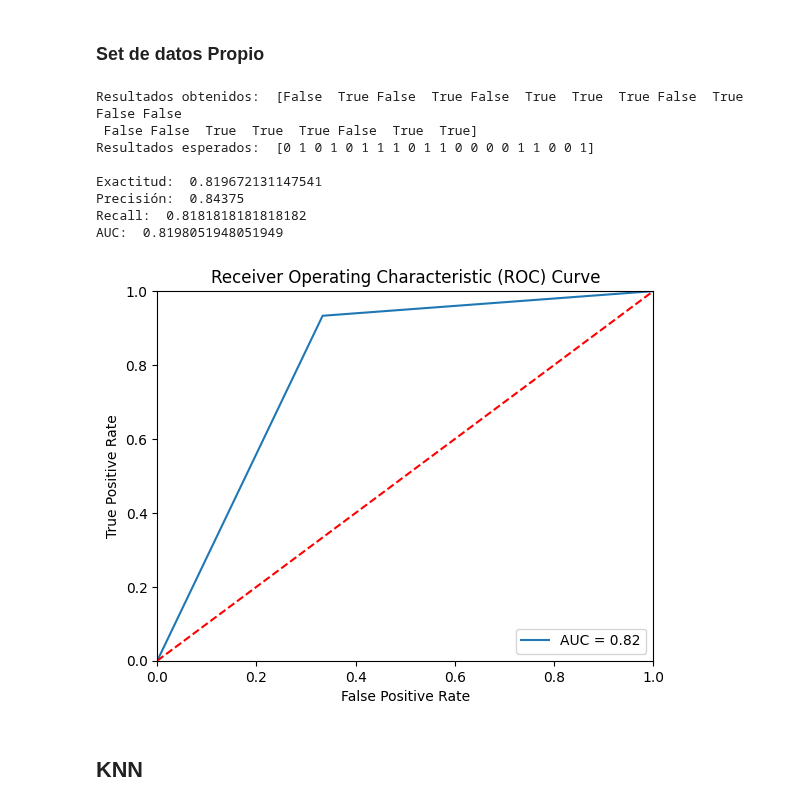
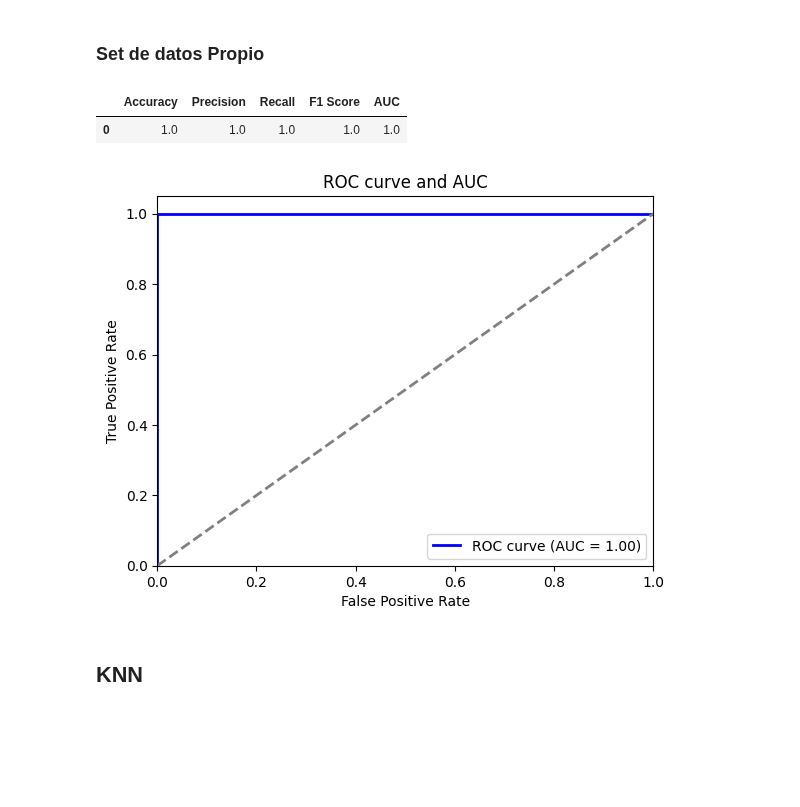
Before and after one commit to JulianCamacho/CE-5506-Reconocimiento-de-Patrones, a Jupyter notebook: Proyecto1/Proyecto1.ipynb, the cells around one changed output. Drawn from its saved outputs; the diff is of its cells as text; code cells hidden in the pictures; blank space fills up the shorter version.

```diff
--- a/Proyecto1/Proyecto1.ipynb
+++ b/Proyecto1/Proyecto1.ipynb
@@ -121,33 +110,38 @@ y_test_wines  = y_test_wines.values
 def computeMetrics(y_test, y_pred):
     # Calcular la exactitud
     acc = accuracy_score(y_test, y_pred)
-    accuracy_data.append(acc)
-    print("Exactitud: ",acc)
+    accuracy_data_.append(acc)
 
     # Calcular la precisión
     prec = precision_score(y_test, y_pred)
     precision_data.append(prec)
-    print("Precisión: ",prec)
 
     # Calcular el recall
     rec = recall_score(y_test, y_pred)
     recall_data.append(rec)
-    print("Recall: ", rec)
+
+    # Calcular F1 score
+    f1 = f1_score(y_test, y_pred)
+    f1_data.append(f1)
 
     # Calcular el AUC
     auc = roc_auc_score(y_test, y_pred)
     auc_data.append(auc)
 
-    print("AUC: ", auc)
+    # Desplegar métricas
+    metrics = {"Accuracy":acc, "Precision":prec, "Recall":rec, "F1 Score":f1, "AUC":auc}
+    df = pd.DataFrame(metrics, index = [0])
+    display(df)
 
     # Calcular la curva ROC
-    plt.plot(fpr, tpr, label='AUC = %0.2f' % auc)
-    plt.plot([0, 1], [0, 1],'r--')
-    plt.xlim([0, 1])
-    plt.ylim([0, 1])
+    fpr, tpr, thresholds = roc_curve(y_test, y_pred) # Compute the ROC curve
+    plt.plot(fpr, tpr, color='blue', lw=2, label='ROC curve (AUC = %0.2f)' % auc)
+    plt.plot([0, 1], [0, 1], color='grey', lw=2, linestyle='--')
+    plt.xlim([0.0, 1.0])
+    plt.ylim([0.0, 1.05])
     plt.xlabel('False Positive Rate')
     plt.ylabel('True Positive Rate')
-    plt.title('Receiver Operating Characteristic (ROC) Curve')
+    plt.title('ROC curve and AUC')
     plt.legend(loc="lower right")
     plt.show()
 # %%
@@ -282,14 +266,15 @@ scaled_data = scaler.transform(X[numeric_cols])
 data_heart[numeric_cols] = scaled_data
 #data_heart = data_heart.drop('volatile acidity', axis=1)
 
-print(data_heart.head())
-
 # Dividir los datos en conjunto de entrenamiento y prueba
 X_train_heart, X_test_heart, y_train_heart, y_test_heart = train_test_split(data_heart.drop('target', axis=1),
     data_heart['target'], test_size=0.2, stratify=data_heart['target'])
 
 X_train_heart = X_train_heart.values
+X_test_test_heart = X_test_heart
 X_test_heart  = X_test_heart.values
 y_train_heart = y_train_heart.values
 y_test_heart  = y_test_heart.values
+
+data_heart.head(3)
 # %% [output]
@@ -452,24 +416,20 @@ AUC:  0.7666666666666668
 ### Set de datos Propio
 # %%
 #Instanciar modelo de árbol de decision
-model = DecisionTreeClassifier(max_depth=10)
-tree = model.fit(X_train_heart, y_train_heart)
-y_pred = model.predict(X_test_heart)
+# Crear el árbol de decisión a partir del conjunto de entrenamiento
+decision_tree = create_decision_node(data_heart, 'target')
 
-print("Resultados obtenidos: ", y_pred_heart[:20])
-print("Resultados esperados: ", y_test_heart[:20], "\n")
+# Evaluar el árbol de decisión en el conjunto de prueba
+y_pred = X_test_test_heart.apply(lambda x: predict(x, decision_tree), axis=1)
 
-computeMetrics(y_test_heart, y_pred_heart)
+#print("Resultados obtenidos: ", y_pred[:20])
+#print("Resultados esperados: ", y_test_heart[:20], "\n")
+
+computeMetrics(y_test_heart, y_pred)
 # %% [output]
-Resultados obtenidos:  [False  True False  True False  True  True  True False  True False False
- False False  True  True  True False  True  True]
-Resultados esperados:  [0 1 0 1 0 1 1 1 0 1 1 0 0 0 0 1 1 0 0 1]
-
-Exactitud:  0.819672131147541
-Precisión:  0.84375
-Recall:  0.8181818181818182
-AUC:  0.8198051948051949
+|  | Accuracy | Precision | Recall | F1 Score | AUC |
+| 0 | 1.0 | 1.0 | 1.0 | 1.0 | 1.0 |
-[figure, old version]
+[figure, new version]
 # %% [markdown]
 ## KNN
 # %%
```
Also changed, not shown: parts of 27 cells of this notebook.
